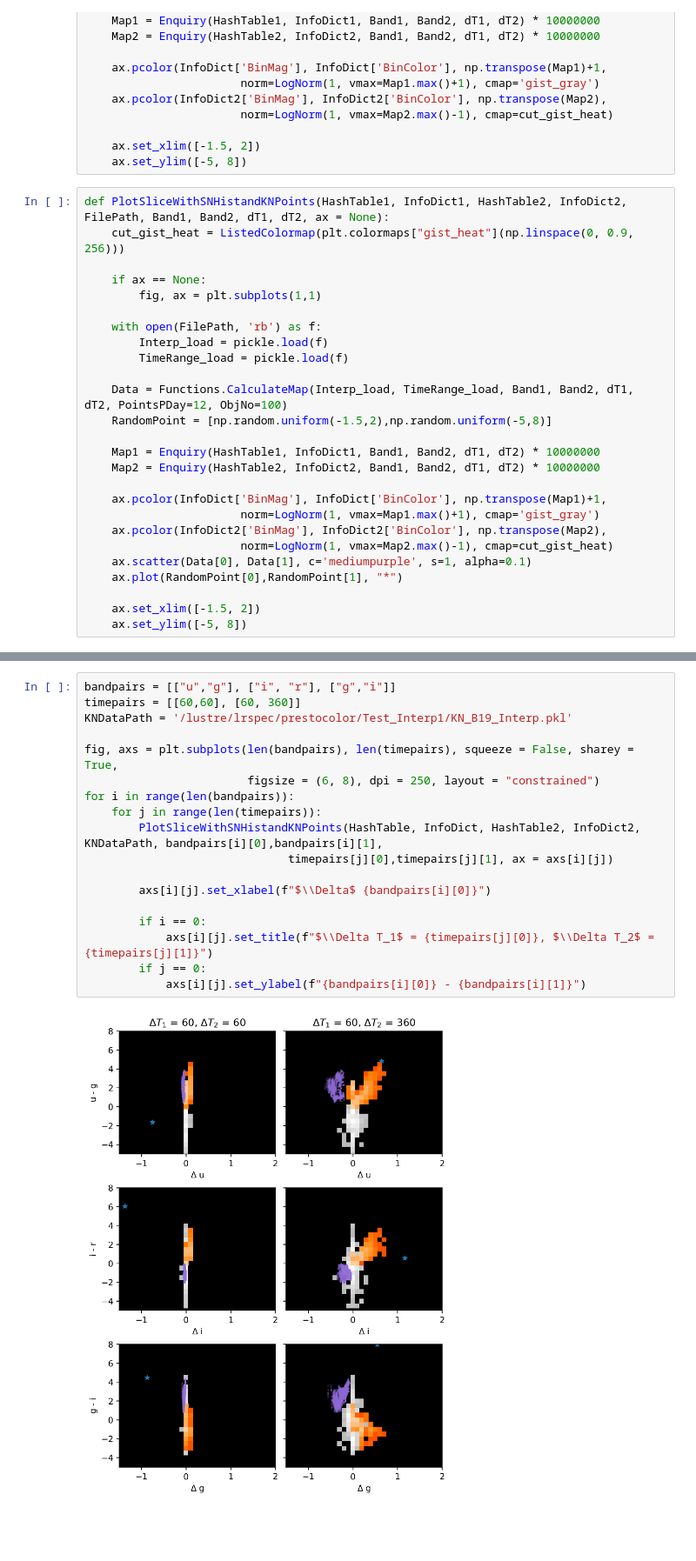
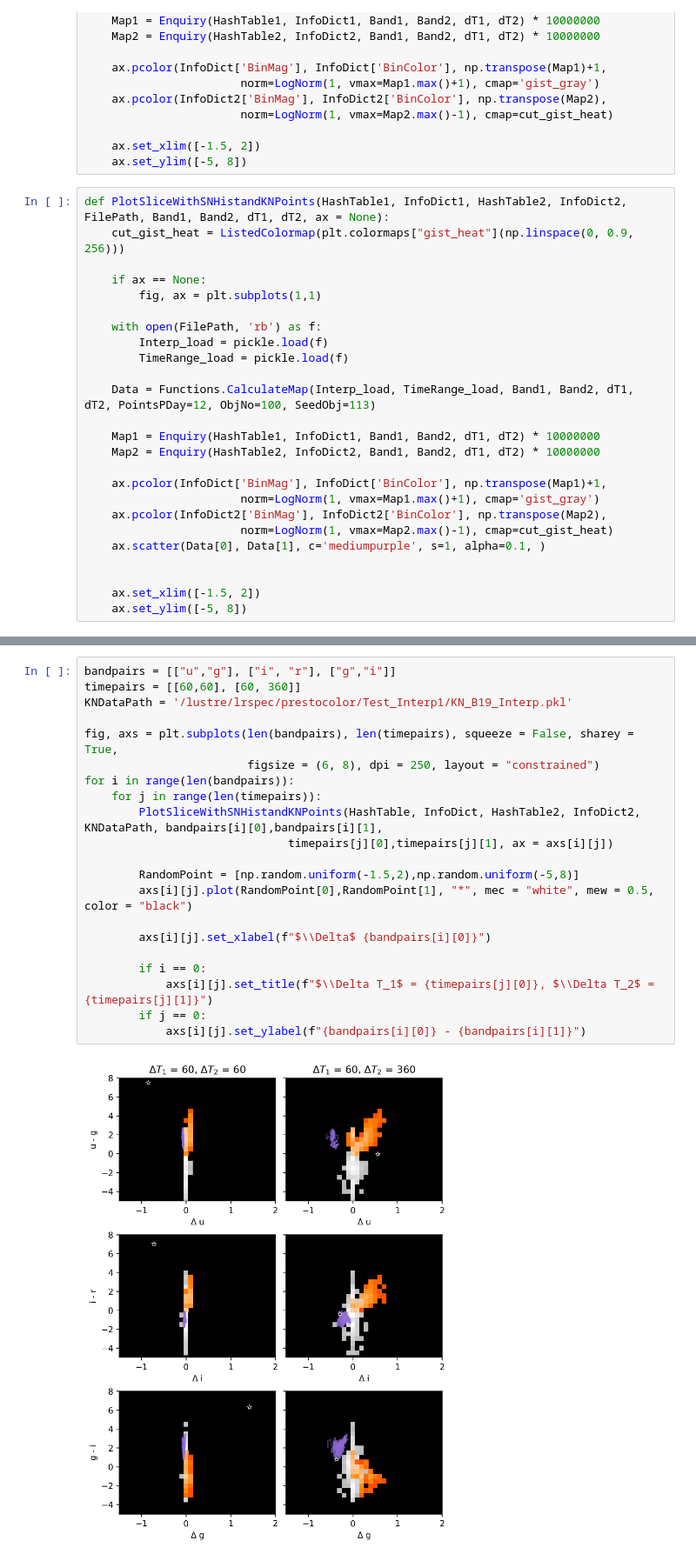
Before and after one commit to mnilsson8/Cube, a Jupyter notebook: Cube/PlottingDataCubeSlice_test.ipynb, the cells around one changed output, grey strips where cells are left out. Shown at 87% size. Drawn from its saved outputs; the diff is of its cells as text; blank space fills up the shorter version.

Commit message:
more plot color updates + random seed added

```diff
--- a/Cube/PlottingDataCubeSlice_test.ipynb
+++ b/Cube/PlottingDataCubeSlice_test.ipynb
@@ -311,8 +311,7 @@ def PlotSliceWithSNHistandKNPoints(HashTable1, InfoDict1, HashTable2, InfoDict2,
         Interp_load = pickle.load(f)
         TimeRange_load = pickle.load(f)
 
-    Data = Functions.CalculateMap(Interp_load, TimeRange_load, Band1, Band2, dT1, dT2, PointsPDay=12, ObjNo=100)
-    RandomPoint = [np.random.uniform(-1.5,2),np.random.uniform(-5,8)]
+    Data = Functions.CalculateMap(Interp_load, TimeRange_load, Band1, Band2, dT1, dT2, PointsPDay=12, ObjNo=100, SeedObj=113)
 
     Map1 = Enquiry(HashTable1, InfoDict1, Band1, Band2, dT1, dT2) * 10000000
     Map2 = Enquiry(HashTable2, InfoDict2, Band1, Band2, dT1, dT2) * 10000000
@@ -321,8 +320,8 @@ def PlotSliceWithSNHistandKNPoints(HashTable1, InfoDict1, HashTable2, InfoDict2,
                        norm=LogNorm(1, vmax=Map1.max()+1), cmap='gist_gray')
     ax.pcolor(InfoDict2['BinMag'], InfoDict2['BinColor'], np.transpose(Map2),
                        norm=LogNorm(1, vmax=Map2.max()-1), cmap=cut_gist_heat)
-    ax.scatter(Data[0], Data[1], c='mediumpurple', s=1, alpha=0.1)
-    ax.plot(RandomPoint[0],RandomPoint[1], "*")
+    ax.scatter(Data[0], Data[1], c='mediumpurple', s=1, alpha=0.1, )
+
 
     ax.set_xlim([-1.5, 2])
     ax.set_ylim([-5, 8])
@@ -333,20 +332,23 @@ PlotSliceWithTwoHists(HashTable, InfoDict, HashTable2, InfoDict2, "g","i",60, 60
 # %%
 bandpairs = [["u","g"], ["i", "r"], ["g","i"]]
 timepairs = [[60,60], [60, 360]]
 KNDataPath = '/lustre/lrspec/prestocolor/Test_Interp1/KN_B19_Interp.pkl'
 
 fig, axs = plt.subplots(len(bandpairs), len(timepairs), squeeze = False, sharey = True,
                         figsize = (6, 8), dpi = 250, layout = "constrained")
 for i in range(len(bandpairs)):
     for j in range(len(timepairs)):
         PlotSliceWithSNHistandKNPoints(HashTable, InfoDict, HashTable2, InfoDict2, KNDataPath, bandpairs[i][0],bandpairs[i][1],
                               timepairs[j][0],timepairs[j][1], ax = axs[i][j])
 
+        RandomPoint = [np.random.uniform(-1.5,2),np.random.uniform(-5,8)]
+        axs[i][j].plot(RandomPoint[0],RandomPoint[1], "*", mec = "white", mew = 0.5, color = "black")
+
         axs[i][j].set_xlabel(f"$\\Delta$ {bandpairs[i][0]}")
 
         if i == 0:
             axs[i][j].set_title(f"$\\Delta T_1$ = {timepairs[j][0]}, $\\Delta T_2$ = {timepairs[j][1]}")
         if j == 0:
             axs[i][j].set_ylabel(f"{bandpairs[i][0]} - {bandpairs[i][1]}")
 # %% [output]
-[figure, old version]
+[figure, new version]
```
Also changed, not shown: parts of 5 cells of this notebook, 1 other file.
